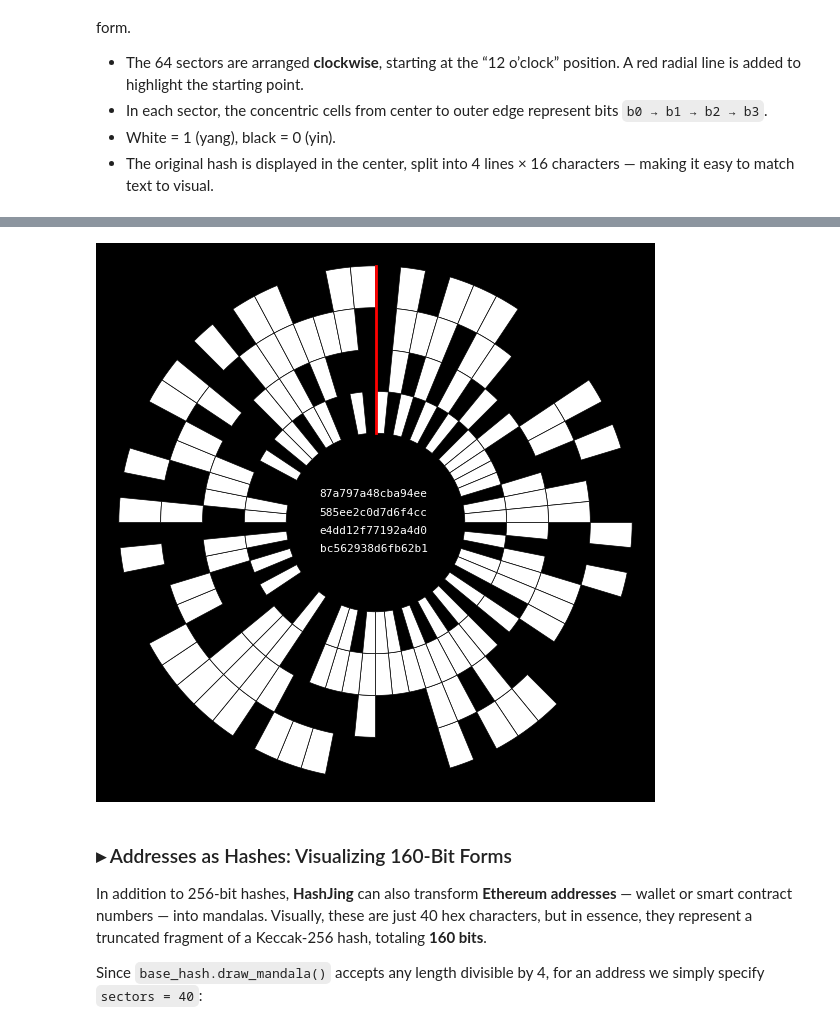
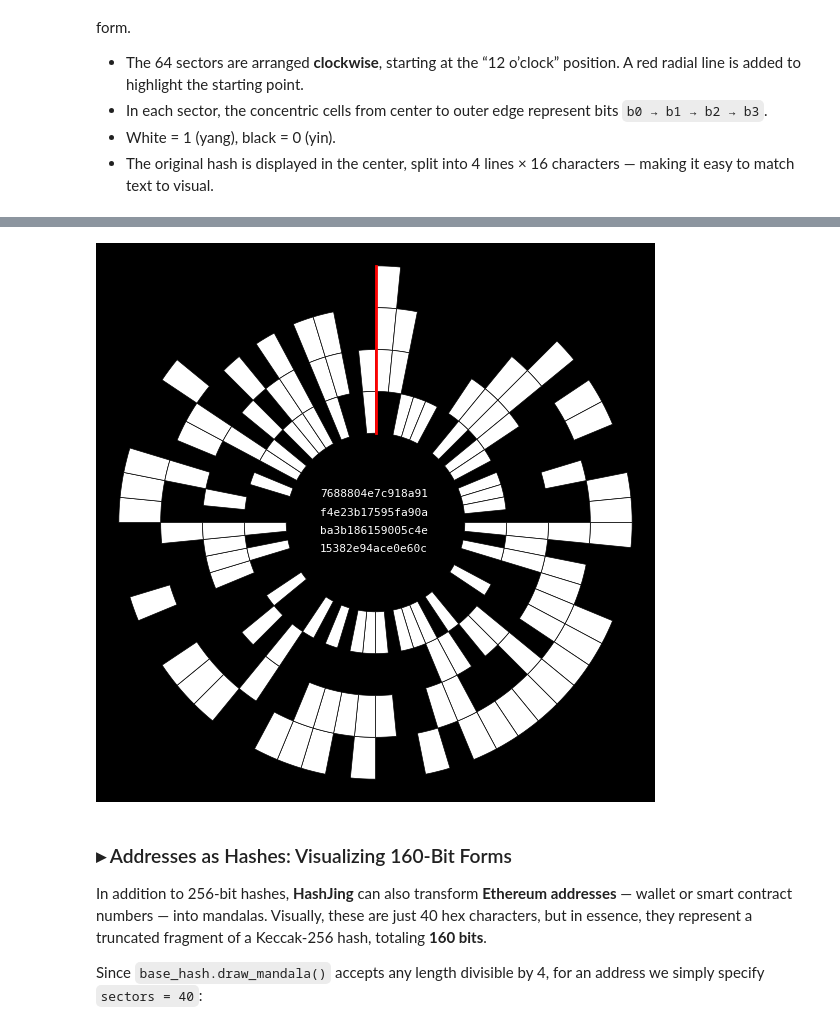
Before and after one commit to HashCanon/hashcanon.github.io, a Jupyter notebook: WhitePaper.ipynb, the cells around one changed output, grey strips where cells are left out. Drawn from its saved outputs; the diff is of its cells as text; code cells hidden in the pictures.

```diff
--- a/WhitePaper.ipynb
+++ b/WhitePaper.ipynb
@@ -180,7 +185,9 @@ The source code for this and other project functions can be found [here](#).
 * ◼️ = 0 (yin), ◻️ = 1 (yang).
 * Red vertical lines divide the ribbon into 4 blocks of 16 symbols — the same “quarters” that will later form the mandala structure.
 # %%
-my_hash = "0x87a797a48cba94ee585ee2c0d7d6f4cce4dd12f77192a4d0bc562938d6fb62b1"
+my_hash = base_hash.generate_random_hash()
+print(f'my_hash = {my_hash}')
+print()
 
 # Hash split into «quarters»
 # 87a797a48cba94ee | 585ee2c0d7d6f4cc | e4dd12f77192a4d0 | bc562938d6fb62b1
@@ -198,6 +206,7 @@ Below is the function `base_hash.draw_mandala(my_hash)`, which generates a circu
 * White = 1 (yang), black = 0 (yin).
 * The original hash is displayed in the center, split into 4 lines × 16 characters — making it easy to match text to visual.
 # %%
-my_hash = "0x87a797a48cba94ee585ee2c0d7d6f4cce4dd12f77192a4d0bc562938d6fb62b1"
+print(f'my_hash = {my_hash}')
+print()
 base_hash.draw_mandala(my_hash, show_radial_line=True)
 # %% [output]
@@ -204,4 +214,4 @@ base_hash.draw_mandala(my_hash, show_radial_line=True)
-[figure, old version]
+[figure, new version]
 # %% [markdown]
 ### ▸ Addresses as Hashes: Visualizing 160-Bit Forms
 
```
Also changed, not shown: parts of 30 cells of this notebook, 3 other files.
